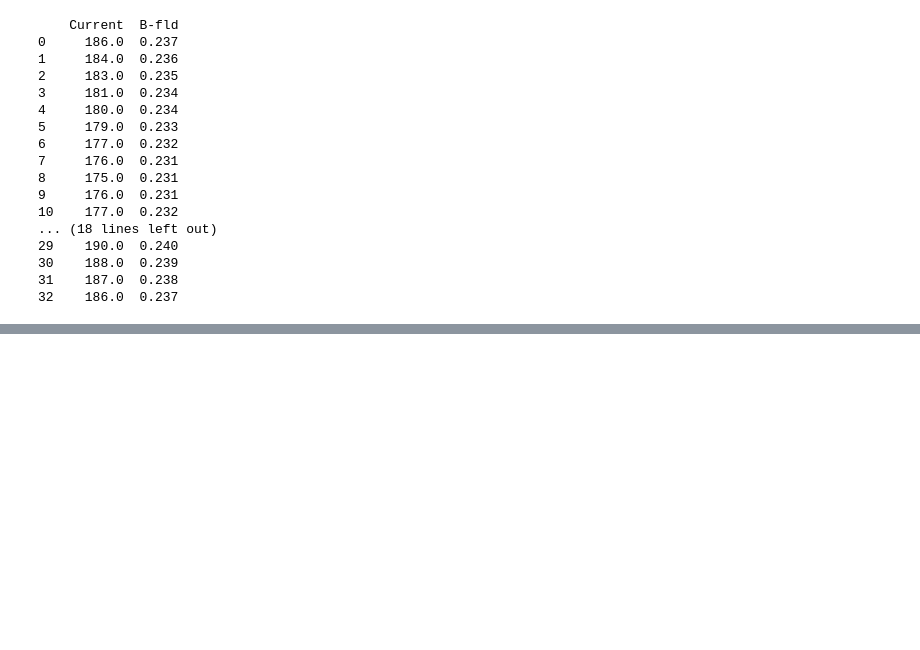
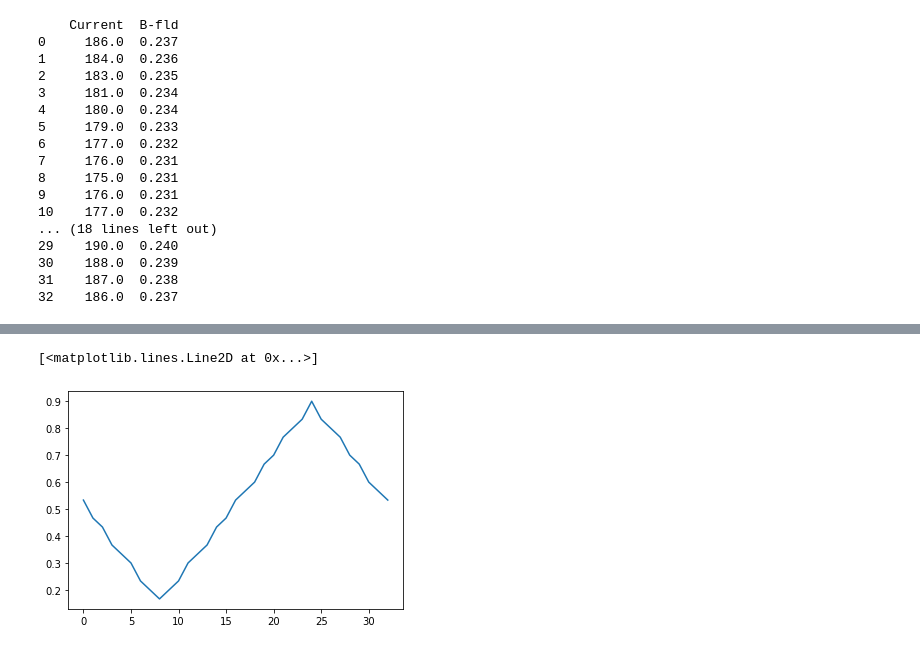
Before and after one commit to roussel-ryan/diff_hysteresis, a Jupyter notebook: argonne-model_kd.ipynb, the cells around one changed output, grey strips where cells are left out. Cells and saved outputs as stored; diff of their text form; code cells hidden in the pictures; blank space fills up the shorter version.

```diff
--- a/argonne-model_kd.ipynb
+++ b/argonne-model_kd.ipynb
@@ -79,2 +86,5 @@ plt.plot(h, m, 'o')
 # %%
-plt.plot(h)
+plt.plot(h_nd)
+# %% [output]
+[<matplotlib.lines.Line2D at 0x...>]
+[figure, added]
```
Also changed, not shown: parts of 6 cells of this notebook, 2 other files.
